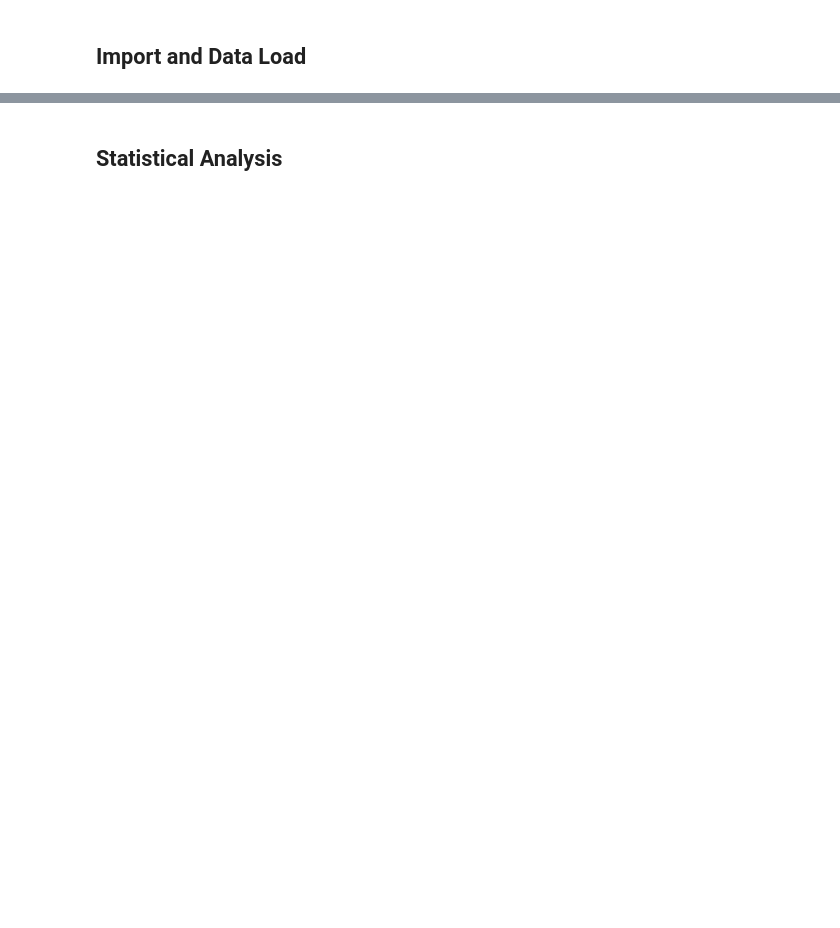
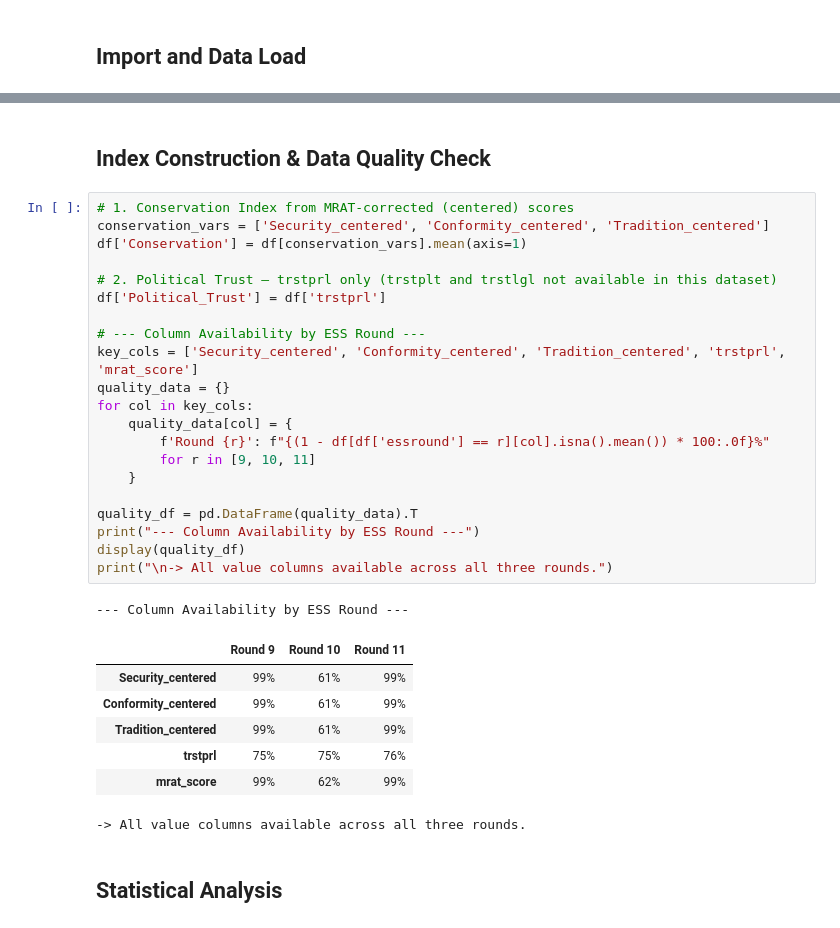
Before and after one commit to CU-S26-MSDSSB-DSCI-01-DataScienceLab/DataScienceLab_HumanValues, a Jupyter notebook: pelin_analysis.ipynb, the cells around one changed output, grey strips where cells are left out. Drawn from its saved outputs; the diff is of its cells as text; blank space fills up the shorter version.

```diff
--- a/pelin_analysis.ipynb
+++ b/pelin_analysis.ipynb
@@ -65,3 +42,35 @@ Percentage of missing Conservation values in Round 11: 100.0%
+# %% [markdown]
+## Index Construction & Data Quality Check
+# %%
+# 1. Conservation Index from MRAT-corrected (centered) scores
+conservation_vars = ['Security_centered', 'Conformity_centered', 'Tradition_centered']
+df['Conservation'] = df[conservation_vars].mean(axis=1)
+
+# 2. Political Trust — trstprl only (trstplt and trstlgl not available in this dataset)
+df['Political_Trust'] = df['trstprl']
+
+# --- Column Availability by ESS Round ---
+key_cols = ['Security_centered', 'Conformity_centered', 'Tradition_centered', 'trstprl', 'mrat_score']
+quality_data = {}
+for col in key_cols:
+    quality_data[col] = {
+        f'Round {r}': f"{(1 - df[df['essround'] == r][col].isna().mean()) * 100:.0f}%"
+        for r in [9, 10, 11]
+    }
+
+quality_df = pd.DataFrame(quality_data).T
+print("--- Column Availability by ESS Round ---")
+display(quality_df)
+print("\n-> All value columns available across all three rounds.")
+# %% [output]
+--- Column Availability by ESS Round ---
+|  | Round 9 | Round 10 | Round 11 |
+| Security_centered | 99% | 61% | 99% |
+| Conformity_centered | 99% | 61% | 99% |
+| Tradition_centered | 99% | 61% | 99% |
+| trstprl | 75% | 75% | 76% |
+| mrat_score | 99% | 62% | 99% |
+-> All value columns available across all three rounds.
 # %% [markdown]
 ## Statistical Analysis
 # %%
```
Also changed, not shown: parts of 13 cells of this notebook, 3 other files.
